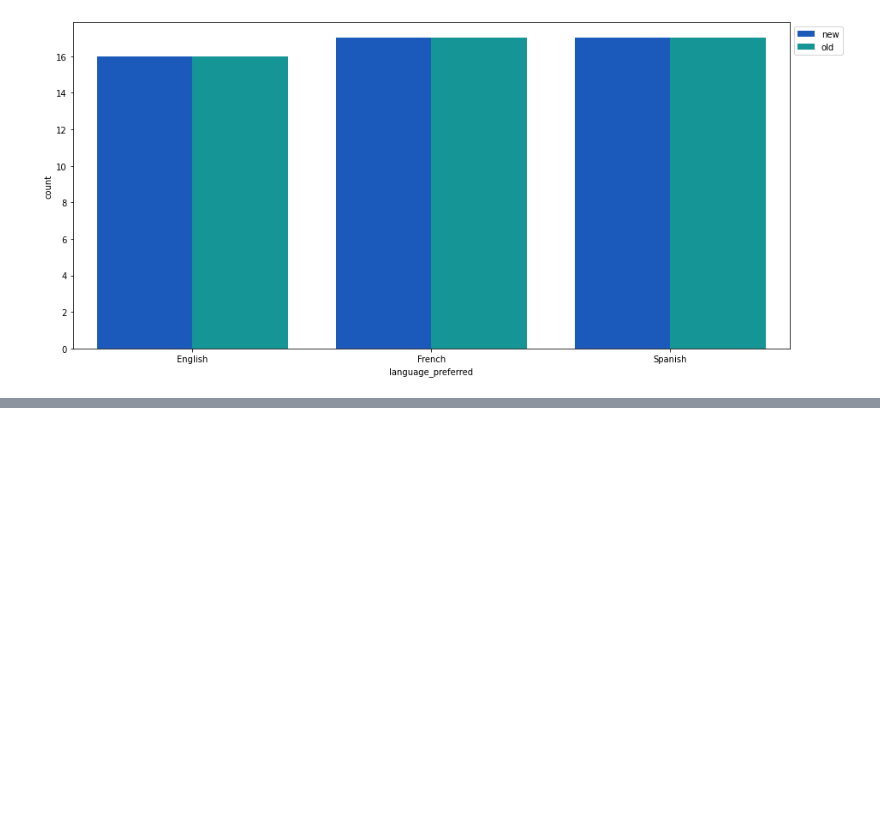
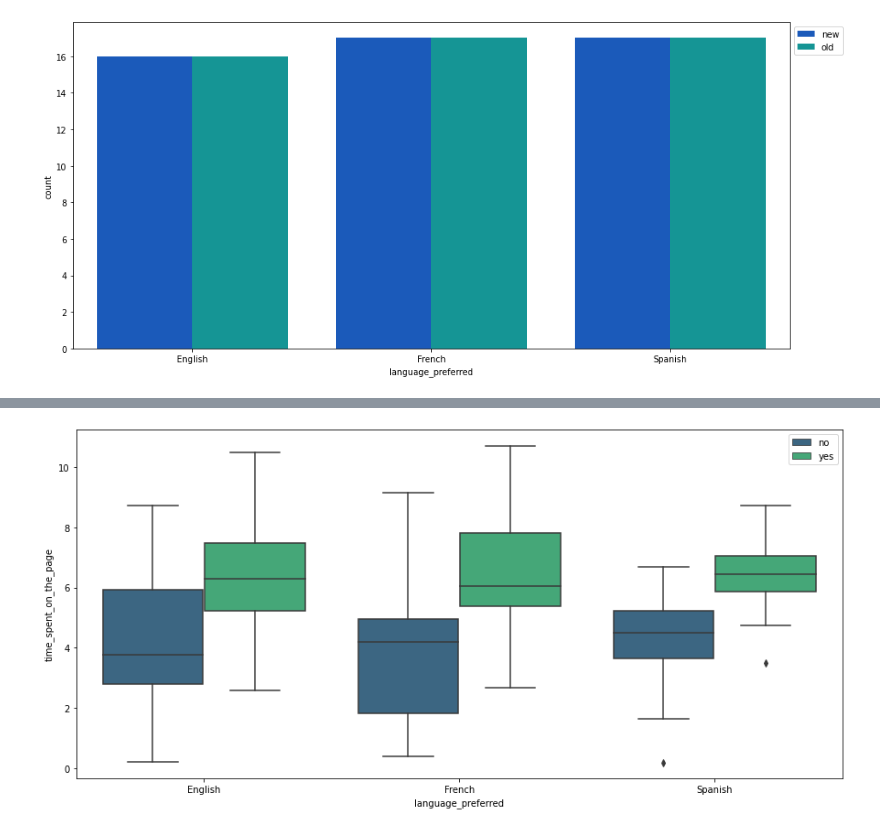
Before and after one commit to shelleyyyyy/DataAnalyticsProject2, a Jupyter notebook: noteBook.ipynb, the cells around one changed output, grey strips where cells are left out. Saved outputs shown, nothing was run; the diff lists cells and outputs as text; code cells hidden in the pictures; blank space fills up the shorter version.

```diff
--- a/noteBook.ipynb
+++ b/noteBook.ipynb
@@ -192,0 +200,7 @@ plt.show()
+# %%
+plt.figure(figsize=(15,7))
+sns.boxplot(df1["language_preferred"],df1["time_spent_on_the_page"],hue=df1["converted"],palette="viridis")
+plt.legend(bbox_to_anchor=(1.00, 1))
+plt.show()
+# %% [output]
+[figure, added]
```
Also changed, not shown: parts of 10 cells of this notebook.
